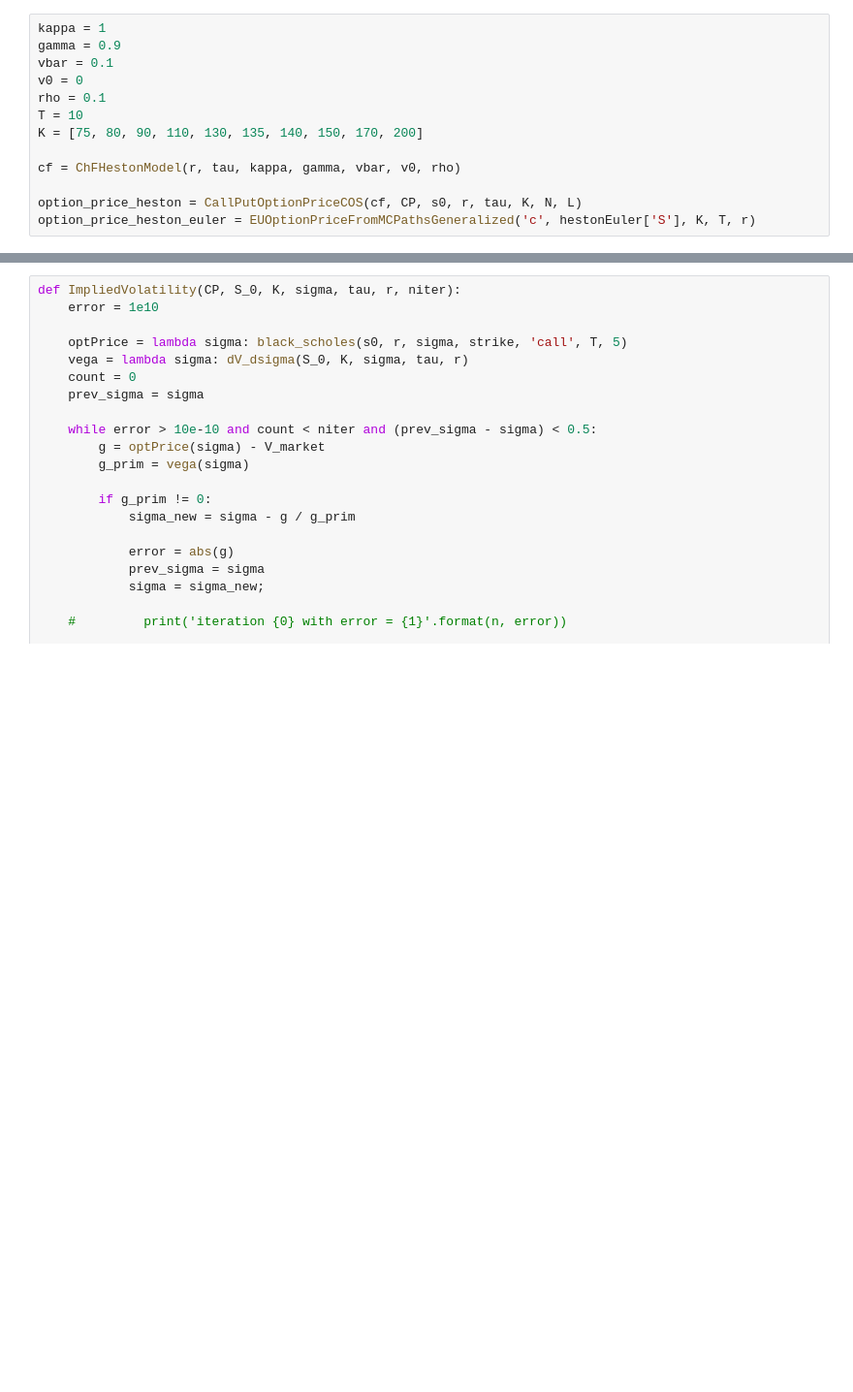
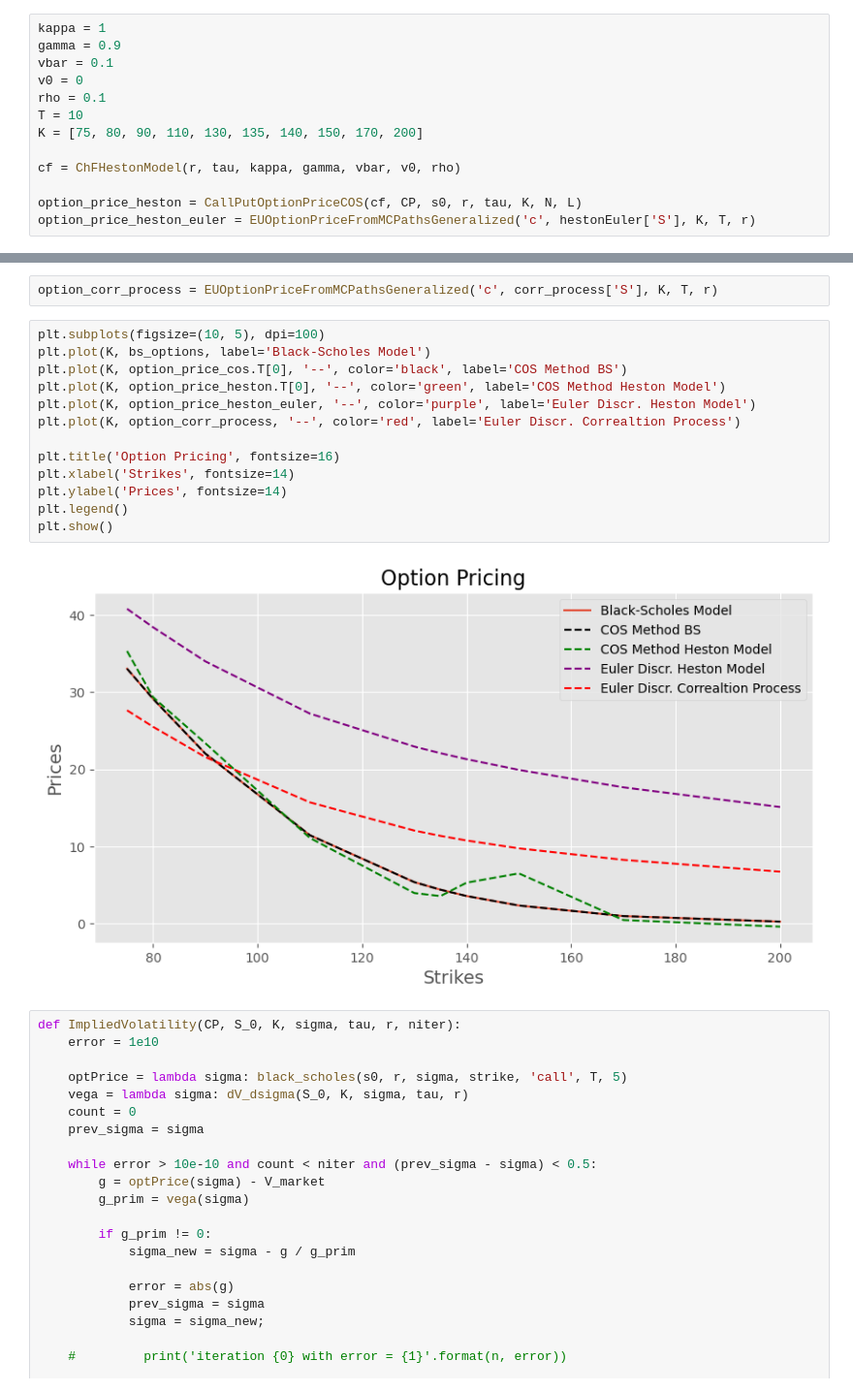
Before and after one commit to kirillzx/Generalized-Bates-model-draft, a Jupyter notebook: Main Modeling.ipynb, the cells around one changed output, grey strips where cells are left out. Shown at 97% size. Cells and saved outputs as stored; diff of their text form; blank space fills up the shorter version.

```diff
--- a/Main Modeling.ipynb
+++ b/Main Modeling.ipynb
@@ -454,3 +532,20 @@ plt.show()
+# %%
+option_corr_process = EUOptionPriceFromMCPathsGeneralized('c', corr_process['S'], K, T, r)
+# %%
+plt.subplots(figsize=(10, 5), dpi=100)
+plt.plot(K, bs_options, label='Black-Scholes Model')
+plt.plot(K, option_price_cos.T[0], '--', color='black', label='COS Method BS')
+plt.plot(K, option_price_heston.T[0], '--', color='green', label='COS Method Heston Model')
+plt.plot(K, option_price_heston_euler, '--', color='purple', label='Euler Discr. Heston Model')
+plt.plot(K, option_corr_process, '--', color='red', label='Euler Discr. Correaltion Process')
+
+plt.title('Option Pricing', fontsize=16)
+plt.xlabel('Strikes', fontsize=14)
+plt.ylabel('Prices', fontsize=14)
+plt.legend()
+plt.show()
+# %% [output]
+[figure, added]
 # %%
 def ImpliedVolatility(CP, S_0, K, sigma, tau, r, niter):
     error = 1e10
```
Also changed, not shown: parts of 14 cells of this notebook.
